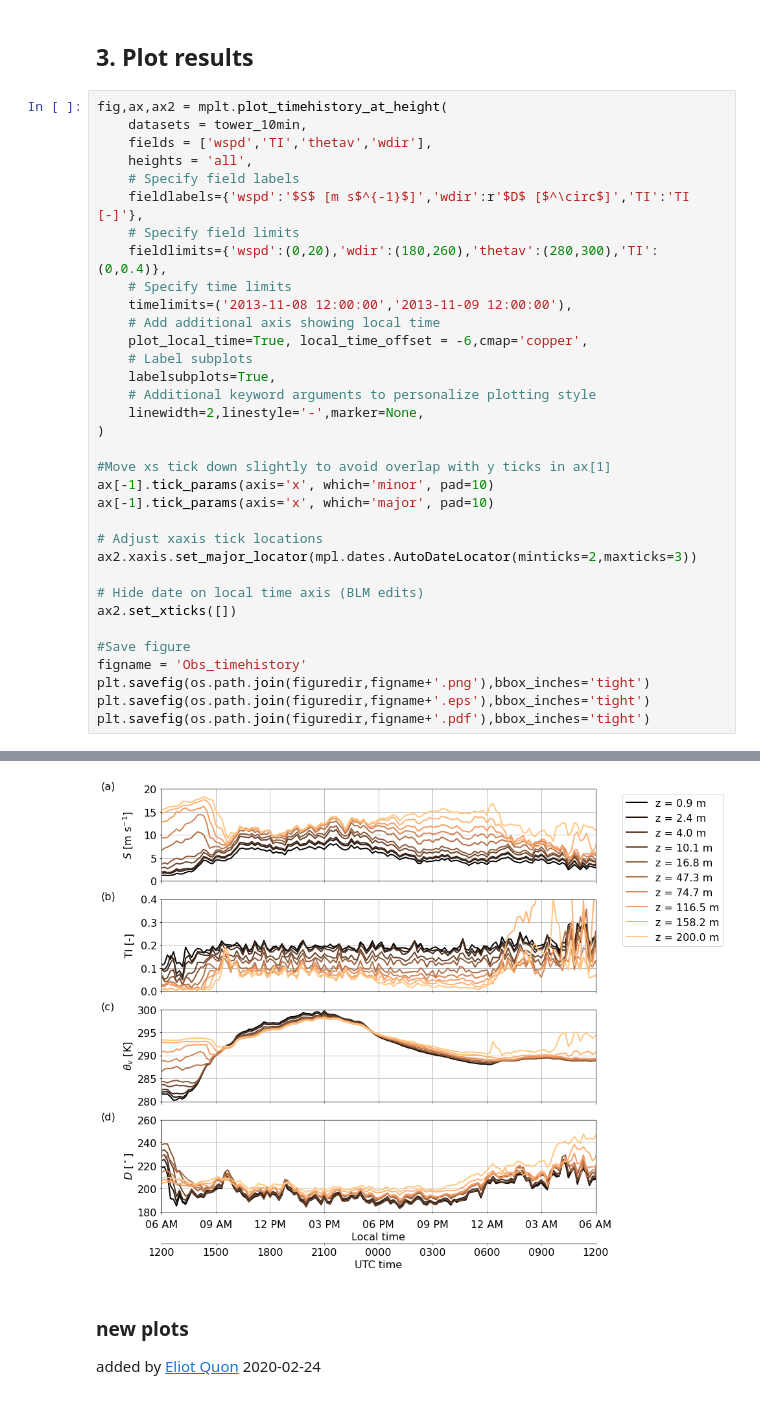
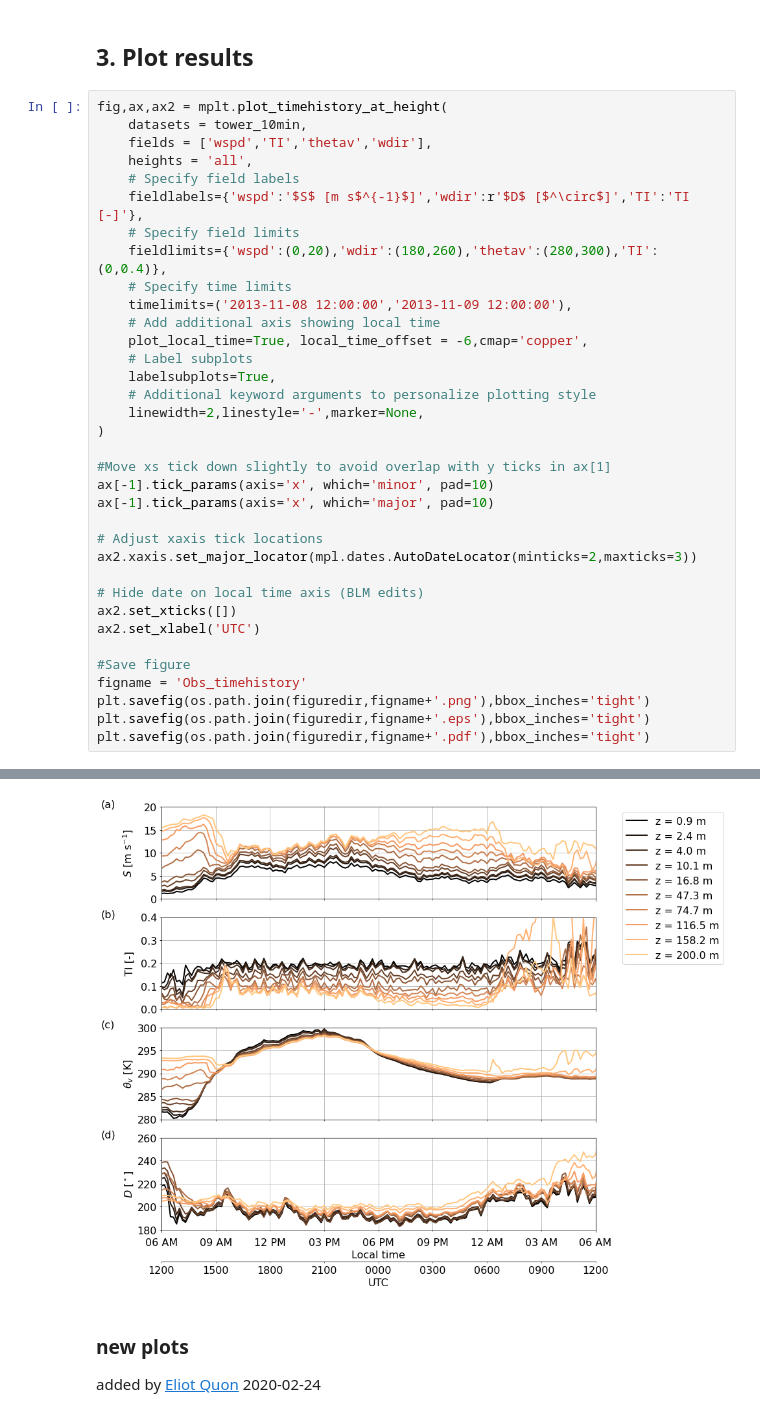
Before and after one commit to a2e-mmc/assessment, a Jupyter notebook: studies/budget_components_coupling/plot_observations.ipynb, the cells around one changed output, grey strips where cells are left out. Drawn from its saved outputs; the diff is of its cells as text.

```diff
--- a/studies/budget_components_coupling/plot_observations.ipynb
+++ b/studies/budget_components_coupling/plot_observations.ipynb
@@ -87,34 +87,35 @@ fig,ax,ax2 = mplt.plot_timehistory_at_height(
     # Specify field limits
     fieldlimits={'wspd':(0,20),'wdir':(180,260),'thetav':(280,300),'TI':(0,0.4)},
     # Specify time limits
     timelimits=('2013-11-08 12:00:00','2013-11-09 12:00:00'),
     # Add additional axis showing local time
     plot_local_time=True, local_time_offset = -6,cmap='copper',
     # Label subplots
     labelsubplots=True,
     # Additional keyword arguments to personalize plotting style
     linewidth=2,linestyle='-',marker=None,
 )
 
 #Move xs tick down slightly to avoid overlap with y ticks in ax[1]
 ax[-1].tick_params(axis='x', which='minor', pad=10)
 ax[-1].tick_params(axis='x', which='major', pad=10)
 
 # Adjust xaxis tick locations
 ax2.xaxis.set_major_locator(mpl.dates.AutoDateLocator(minticks=2,maxticks=3))
 
 # Hide date on local time axis (BLM edits)
 ax2.set_xticks([])
+ax2.set_xlabel('UTC')
 
 #Save figure
 figname = 'Obs_timehistory'
 plt.savefig(os.path.join(figuredir,figname+'.png'),bbox_inches='tight')
 plt.savefig(os.path.join(figuredir,figname+'.eps'),bbox_inches='tight')
 plt.savefig(os.path.join(figuredir,figname+'.pdf'),bbox_inches='tight')
 # %% [output]
 The PostScript backend does not support transparency; partially transparent artists will be rendered opaque.
 The PostScript backend does not support transparency; partially transparent artists will be rendered opaque.
-[figure, old version]
+[figure, new version]
 # %% [markdown]
 ### new plots
 added by [Eliot Quon](mailto:eliot.quon@nrel.gov) 2020-02-24
```
Also changed, not shown: parts of 2 cells of this notebook, 3 other files.
